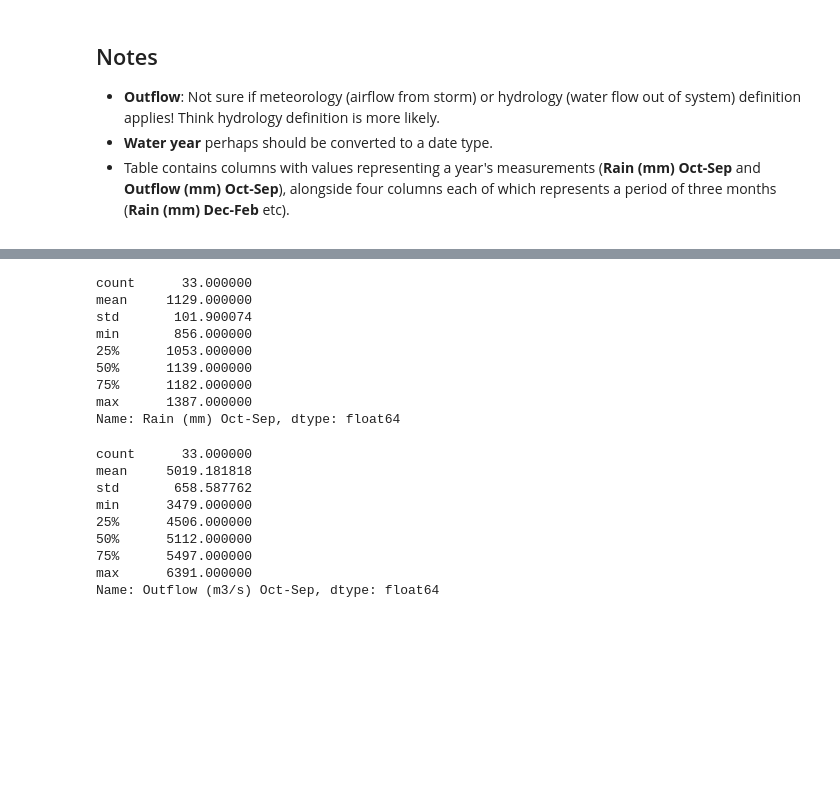
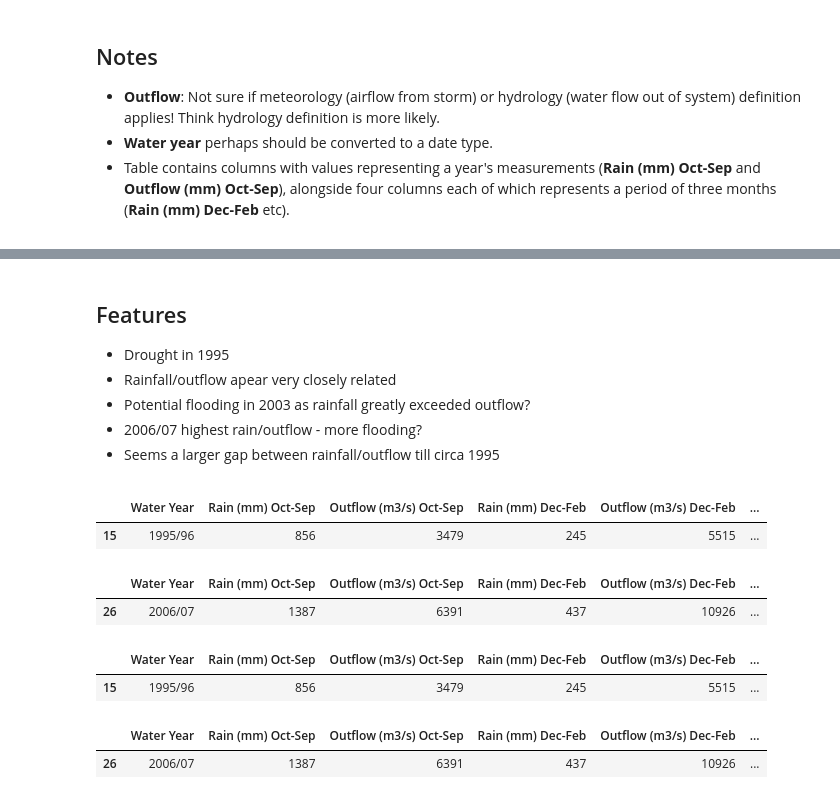
Before and after one commit to classic-paul/uk-rain, a Jupyter notebook: A short data project.ipynb, the cells around one changed output, grey strips where cells are left out. Saved outputs shown, nothing was run; the diff lists cells and outputs as text; code cells hidden in the pictures; blank space fills up the shorter version.

```diff
--- a/A short data project.ipynb
+++ b/A short data project.ipynb
@@ -64,24 +61,38 @@ P-value=0.255814320042
+# %% [markdown]
+<h2>Features</h2>
+<p>
+    <ul>
+        <li>Drought in 1995</li>
+        <li>Rainfall/outflow apear very closely related</li>
+        <li>Potential flooding in 2003 as rainfall greatly exceeded outflow?</li>
+        <li>2006/07 highest rain/outflow - more flooding?</li>
+        <li>Seems a larger gap between rainfall/outflow till circa 1995</li>
+    </ul>
+</p>
 # %%
-rain_df['Rain (mm) Oct-Sep'].describe()
+rm=rain_df['Rain (mm) Oct-Sep'].describe()
-# %% [output]
-count      33.000000
-mean     1129.000000
-std       101.900074
-min       856.000000
-25%      1053.000000
-50%      1139.000000
-75%      1182.000000
-max      1387.000000
-Name: Rain (mm) Oct-Sep, dtype: float64
+# %%
+# min
+rain_df[rain_df['Rain (mm) Oct-Sep']==rm['min']]
+# %% [output]
+|  | Water Year | Rain (mm) Oct-Sep | Outflow (m3/s) Oct-Sep | Rain (mm) Dec-Feb | Outflow (m3/s) Dec-Feb | ... |
+| 15 | 1995/96 | 856 | 3479 | 245 | 5515 | ... |
+# %%
+# max
+rain_df[rain_df['Rain (mm) Oct-Sep']==rm['max']]
+# %% [output]
+|  | Water Year | Rain (mm) Oct-Sep | Outflow (m3/s) Oct-Sep | Rain (mm) Dec-Feb | Outflow (m3/s) Dec-Feb | ... |
+| 26 | 2006/07 | 1387 | 6391 | 437 | 10926 | ... |
 # %%
-rain_df['Outflow (m3/s) Oct-Sep'].describe()
+om=rain_df['Outflow (m3/s) Oct-Sep'].describe()
-# %% [output]
-count      33.000000
-mean     5019.181818
-std       658.587762
-min      3479.000000
-25%      4506.000000
-50%      5112.000000
-75%      5497.000000
-max      6391.000000
-Name: Outflow (m3/s) Oct-Sep, dtype: float64
+# %%
+# min
+rain_df[rain_df['Outflow (m3/s) Oct-Sep']==om['min']]
+# %% [output]
+|  | Water Year | Rain (mm) Oct-Sep | Outflow (m3/s) Oct-Sep | Rain (mm) Dec-Feb | Outflow (m3/s) Dec-Feb | ... |
+| 15 | 1995/96 | 856 | 3479 | 245 | 5515 | ... |
+# %%
+rain_df[rain_df['Outflow (m3/s) Oct-Sep']==om['max']]
+# %% [output]
+|  | Water Year | Rain (mm) Oct-Sep | Outflow (m3/s) Oct-Sep | Rain (mm) Dec-Feb | Outflow (m3/s) Dec-Feb | ... |
+| 26 | 2006/07 | 1387 | 6391 | 437 | 10926 | ... |
```
Also changed, not shown: parts of 1 cell of this notebook, 1 other file.
